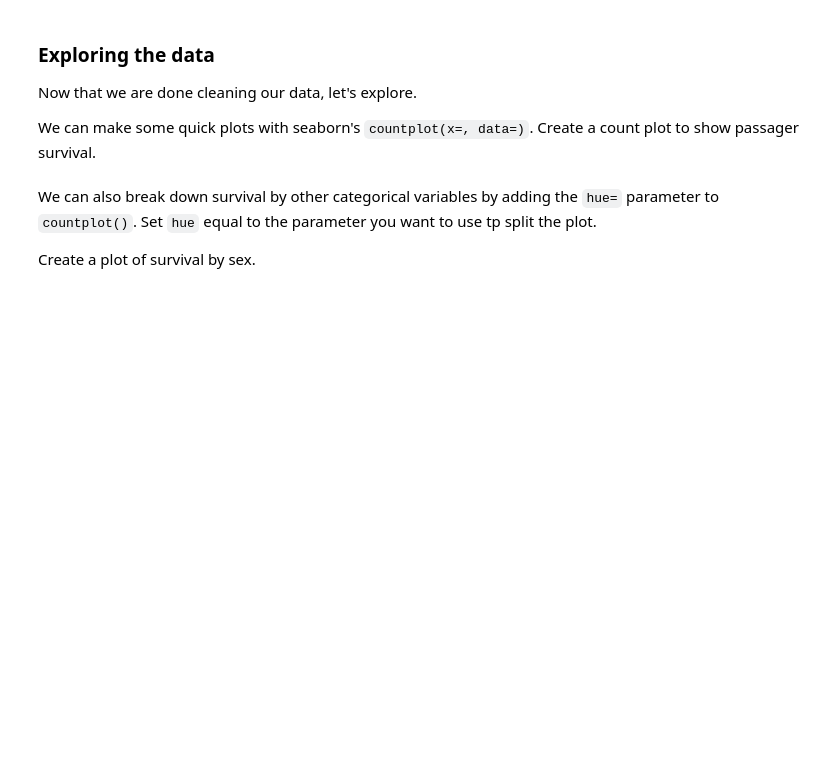
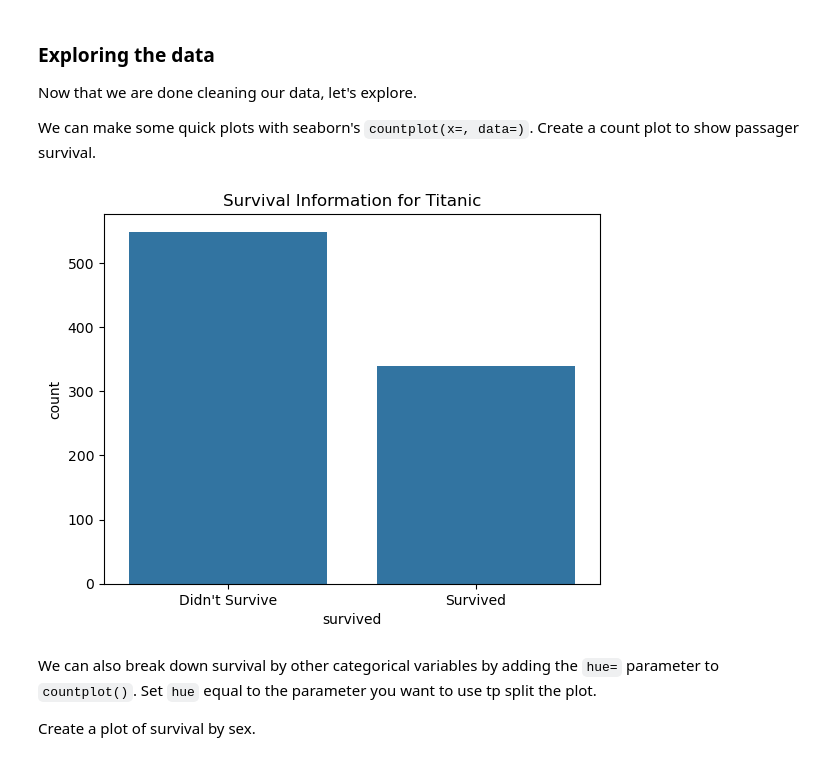
Before and after one commit to georgetate/Titanic, a Jupyter notebook: FAI_TitanicClassification.ipynb, the cells around one changed output. Drawn from its saved outputs; the diff is of its cells as text; code cells hidden in the pictures; blank space fills up the shorter version.

```diff
--- a/FAI_TitanicClassification.ipynb
+++ b/FAI_TitanicClassification.ipynb
@@ -63,6 +111,8 @@ How do you think we should replace this data?
 **Deck**
 
 There are a lot of missing values in this column. It's unlikely we will be able to meaningfully replace this data, so we should just drop the column.
+# %%
+titanic = titanic.drop(columns=["deck"])
 # %% [markdown]
 **Age**
 
@@ -81,3 +153,11 @@ Find the F-test score and the p value between each of the three passenger classe
 These results show that the mean `age` is significantly different by `pclass`.
 
 Replace the missing values in `age` by the mean `age` by class.
+# %%
+print(titanic["age"].isnull().sum())
+
+age_average = titanic["age"].mean()
+titanic["age"] = titanic["age"].replace({np.nan: age_average})
+display(titanic["age"])
+
+print(titanic["age"].isnull().sum())
@@ -84,2 +179,7 @@ Replace the missing values in `age` by the mean `age` by class.
 # %% [markdown]
 Now we only have 2 rows with missing data. These two data points are unlikely to meaningfully change the entire models so we can drop both rows.
+# %%
+display(titanic.isna().sum())
+
+titanic = titanic.dropna()
+display(titanic.isna().sum())
@@ -89,3 +206,6 @@ Now we only have 2 rows with missing data. These two data points are unlikely to
 We haven't done any EDA so it's not immediately obvious which columns we should keep. The only columns we would need to remove are columns that seem redundant.
 
 `embarked` and `embark_town` show the same information so we can remove one of them. Remove `embarked`.
+# %%
+titanic = titanic.drop(columns="embarked")
+display(titanic)
@@ -98,6 +251,13 @@ Now that we are done cleaning our data, let's explore.
 
 
 We can make some quick plots with seaborn's `countplot(x=, data=)`. Create a count plot to show passager survival.
+# %%
+sns.countplot(x="survived", data=titanic)
+plt.title("Survival Information for Titanic")
+plt.xticks([0,1], ["Didn't Survive", "Survived"])
+plt.show()
+# %% [output]
+[figure, added]
 # %% [markdown]
 We can also break down survival by other categorical variables by adding the `hue=` parameter to `countplot()`. Set `hue` equal to the parameter you want to use tp split the plot.
 
```
Also changed, not shown: parts of 41 cells of this notebook.
